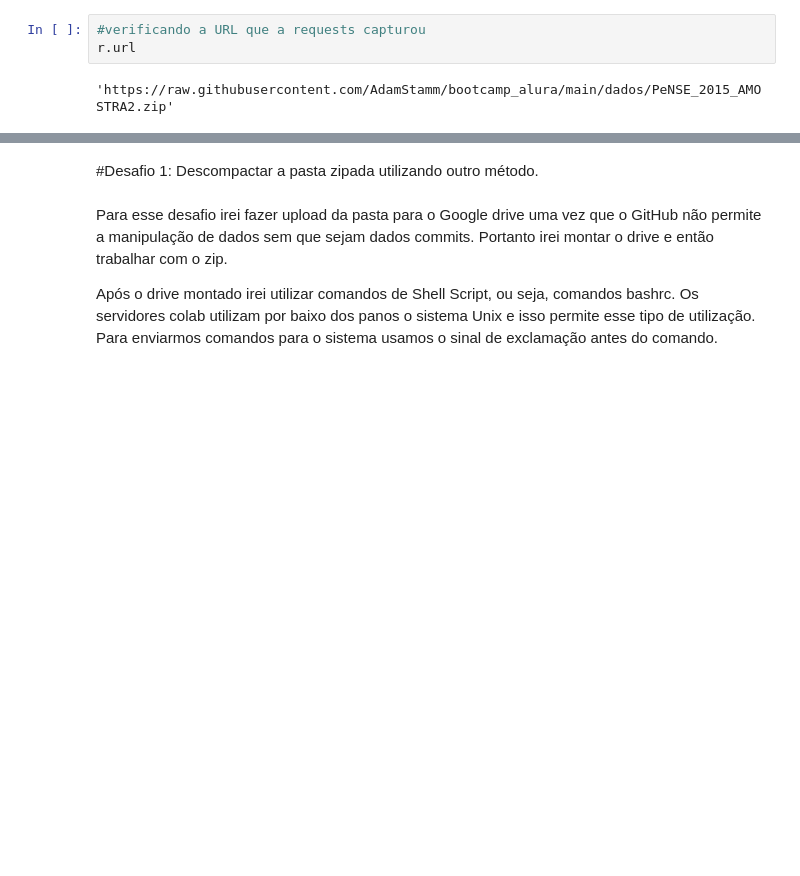
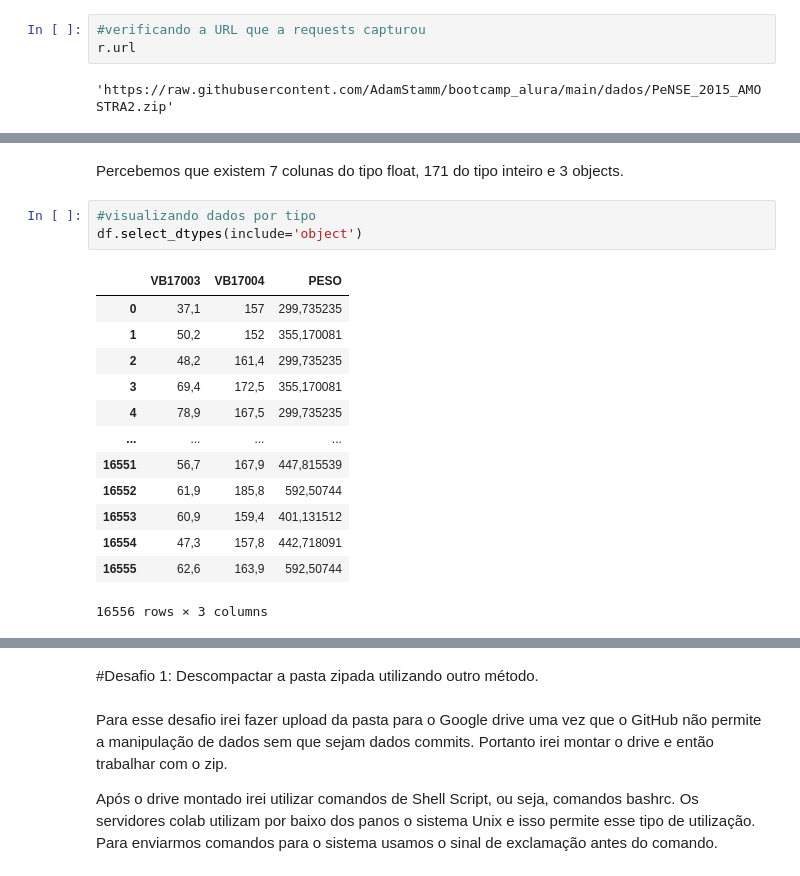
Before and after one commit to AdamStamm/bootcamp_alura, a Jupyter notebook: Notebooks/Bootcamp_Data_Science_Modulo_3.ipynb, the cells around one changed output, grey strips where cells are left out. Cells and saved outputs as stored; diff of their text form; blank space fills up the shorter version.

```diff
--- a/Notebooks/Bootcamp_Data_Science_Modulo_3.ipynb
+++ b/Notebooks/Bootcamp_Data_Science_Modulo_3.ipynb
@@ -99,0 +127,19 @@ r.url
+# %% [markdown]
+Percebemos que existem 7 colunas do tipo float, 171 do tipo inteiro e 3 objects.
+# %%
+#visualizando dados por tipo
+df.select_dtypes(include='object')
+# %% [output]
+|  | VB17003 | VB17004 | PESO |
+| 0 | 37,1 | 157 | 299,735235 |
+| 1 | 50,2 | 152 | 355,170081 |
+| 2 | 48,2 | 161,4 | 299,735235 |
+| 3 | 69,4 | 172,5 | 355,170081 |
+| 4 | 78,9 | 167,5 | 299,735235 |
+| ... | ... | ... | ... |
+| 16551 | 56,7 | 167,9 | 447,815539 |
+| 16552 | 61,9 | 185,8 | 592,50744 |
+| 16553 | 60,9 | 159,4 | 401,131512 |
+| 16554 | 47,3 | 157,8 | 442,718091 |
+| 16555 | 62,6 | 163,9 | 592,50744 |
+16556 rows × 3 columns
```
Also changed, not shown: parts of 6 cells of this notebook.
